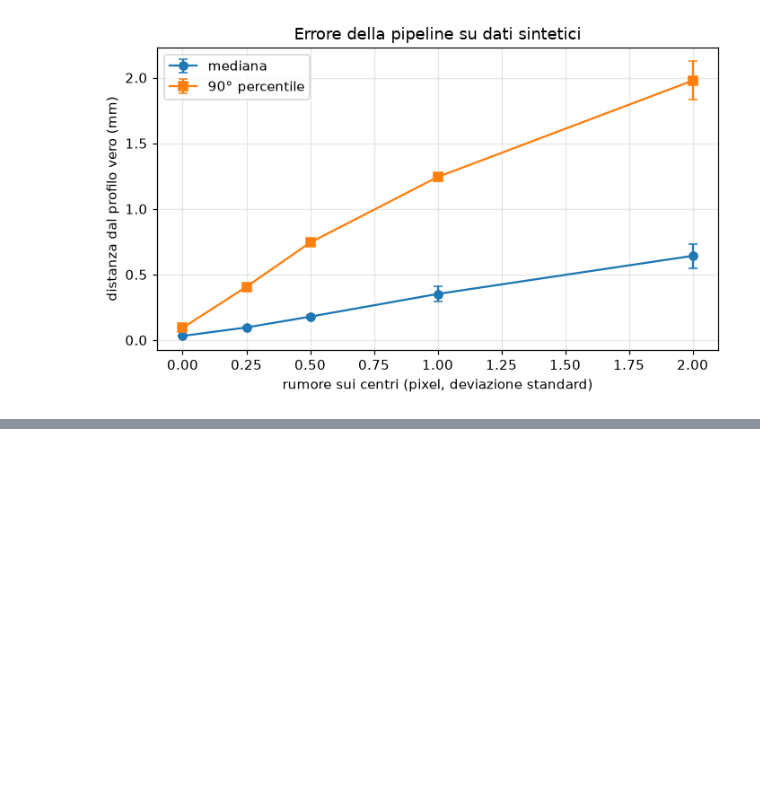
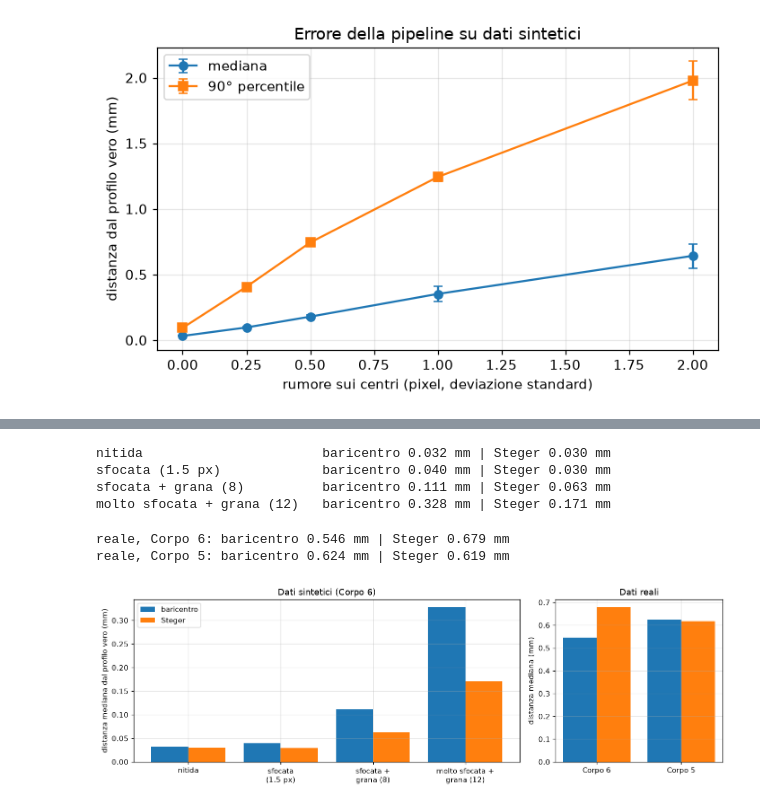
Before and after one commit to SickCiQuattro/lightsheet3d, a Jupyter notebook: notebooks/04_synthetic_validation.ipynb, the cells around one changed output, grey strips where cells are left out. Drawn from its saved outputs; the diff is of its cells as text; code cells hidden in the pictures; blank space fills up the shorter version.

Commit message:
Add Steger sheet extraction as an option, with blur and grain in the synthetic generator and a comparison on synthetic and real data

```diff
--- a/notebooks/04_synthetic_validation.ipynb
+++ b/notebooks/04_synthetic_validation.ipynb
@@ -68,3 +72,53 @@ fig.tight_layout(); fig.savefig(FIGURES / "synthetic_error_vs_noise.png", bbox_i
+# %%
+from lightsheet3d.laser import laser_centroids, laser_steger
+
+CONDITIONS = {"nitida": {}, "sfocata\n(1.5 px)": {"blur": 1.5}, "sfocata +\ngrana (8)": {"blur": 1.5, "grain": 8}, "molto sfocata +\ngrana (12)": {"blur": 2.5, "grain": 12}}
+EXTRACTORS = {"baricentro": laser_centroids, "Steger": laser_steger}
+errors = {name: [] for name in EXTRACTORS}
+with tempfile.TemporaryDirectory() as tmp:
+    for cond, kw in CONDITIONS.items():
+        for name, extract in EXTRACTORS.items():
+            tag = cond.replace("\n", "_").replace(" ", "")
+            runs = [evaluate(CORPO6, Path(tmp) / f"{tag}_{name}_{seed}", seed=seed, extract=extract, **kw) for seed in range(2)]
+            errors[name].append(np.mean([np.median(r["dist"]) for r in runs]))
+for i, cond in enumerate(CONDITIONS):
+    print(f"{cond.replace(chr(10), ' '):28s} baricentro {errors['baricentro'][i]:.3f} mm | Steger {errors['Steger'][i]:.3f} mm")
+# %% [output]
+nitida                       baricentro 0.032 mm | Steger 0.030 mm
+sfocata (1.5 px)             baricentro 0.040 mm | Steger 0.030 mm
+sfocata + grana (8)          baricentro 0.111 mm | Steger 0.063 mm
+molto sfocata + grana (12)   baricentro 0.328 mm | Steger 0.171 mm
+# %%
+from lightsheet3d.measure import level_to_plate
+from lightsheet3d.pipeline import PLATE_Z, calibrate_camera, calibrate_light_plane, scan_points
+from lightsheet3d.solids import CORPO5, align, distances, nominal_curve
+
+camera = calibrate_camera(ROOT / "data" / "camera_calibration")
+real = {name: [] for name in EXTRACTORS}
+for name, extract in EXTRACTORS.items():
+    plane = calibrate_light_plane(ROOT / "data" / "light_plane_calibration", camera.model, extract=extract).plane
+    for image, solid in (("30o34", CORPO6), ("30o3", CORPO5)):
+        X = scan_points(ROOT / "data" / "scans" / f"{image}.jpg", camera.model, plane, extract=extract)
+        y, h = X[:, 1], level_to_plate(X[:, 1], PLATE_Z - X[:, 2])
+        sign, shift = align(solid, y, h)
+        yn, _ = nominal_curve(solid, sign, shift)
+        on_solid = (y > yn[1]) & (y < yn[-2])
+        real[name].append(float(np.median(distances(solid, sign, shift, y[on_solid], h[on_solid]))))
+for i, label in enumerate(("Corpo 6", "Corpo 5")):
+    print(f"reale, {label}: baricentro {real['baricentro'][i]:.3f} mm | Steger {real['Steger'][i]:.3f} mm")
+
+fig, (a, b) = plt.subplots(1, 2, figsize=(12, 4), gridspec_kw={"width_ratios": [3, 1.3]})
+x = np.arange(len(CONDITIONS))
+for k, name in enumerate(EXTRACTORS):
+    a.bar(x + 0.4 * (k - 0.5), errors[name], 0.4, label=name)
+    b.bar(np.arange(2) + 0.4 * (k - 0.5), real[name], 0.4, label=name)
+a.set(xticks=x, xticklabels=list(CONDITIONS), ylabel="distanza mediana dal profilo vero (mm)", title="Dati sintetici (Corpo 6)"); a.legend()
+b.set(xticks=range(2), xticklabels=["Corpo 6", "Corpo 5"], ylabel="distanza mediana (mm)", title="Dati reali"); b.grid(True, alpha=0.3)
+fig.tight_layout(); fig.savefig(FIGURES / "stripe_extraction.png", bbox_inches="tight")
+# %% [output]
+reale, Corpo 6: baricentro 0.546 mm | Steger 0.679 mm
+reale, Corpo 5: baricentro 0.624 mm | Steger 0.619 mm
+[figure, added]
 # %% [markdown]
 ## Cosa mostra
 
```
Also changed, not shown: parts of 2 cells of this notebook, 9 other files.
